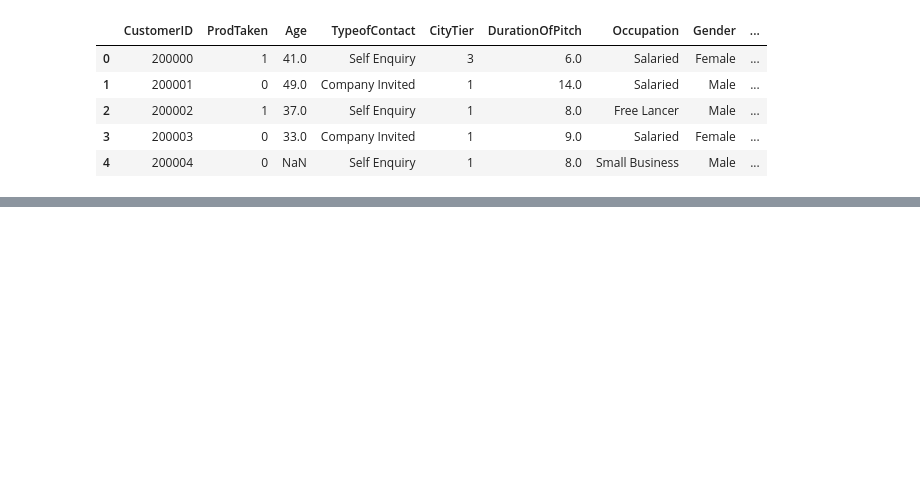
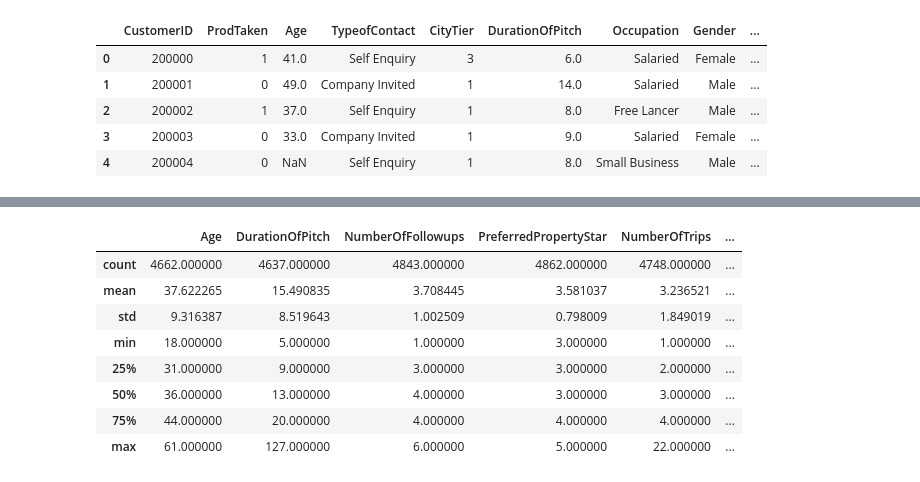
Before and after one commit to Shimul-Zahan/ML-Bootcamp, a Jupyter notebook: Random Forest/rf.ipynb, the cells around one changed output, grey strips where cells are left out. Drawn from its saved outputs; the diff is of its cells as text; code cells hidden in the pictures; blank space fills up the shorter version.

```diff
--- a/Random Forest/rf.ipynb
+++ b/Random Forest/rf.ipynb
@@ -23,0 +89,12 @@ data.head()
+# %%
+data[features_with_na].select_dtypes(exclude='object').describe()
+# %% [output]
+|  | Age | DurationOfPitch | NumberOfFollowups | PreferredPropertyStar | NumberOfTrips | ... |
+| count | 4662.000000 | 4637.000000 | 4843.000000 | 4862.000000 | 4748.000000 | ... |
+| mean | 37.622265 | 15.490835 | 3.708445 | 3.581037 | 3.236521 | ... |
+| std | 9.316387 | 8.519643 | 1.002509 | 0.798009 | 1.849019 | ... |
+| min | 18.000000 | 5.000000 | 1.000000 | 3.000000 | 1.000000 | ... |
+| 25% | 31.000000 | 9.000000 | 3.000000 | 3.000000 | 2.000000 | ... |
+| 50% | 36.000000 | 13.000000 | 4.000000 | 3.000000 | 3.000000 | ... |
+| 75% | 44.000000 | 20.000000 | 4.000000 | 4.000000 | 4.000000 | ... |
+| max | 61.000000 | 127.000000 | 6.000000 | 5.000000 | 22.000000 | ... |
```
Also changed, not shown: parts of 19 cells of this notebook, 1 other file.
